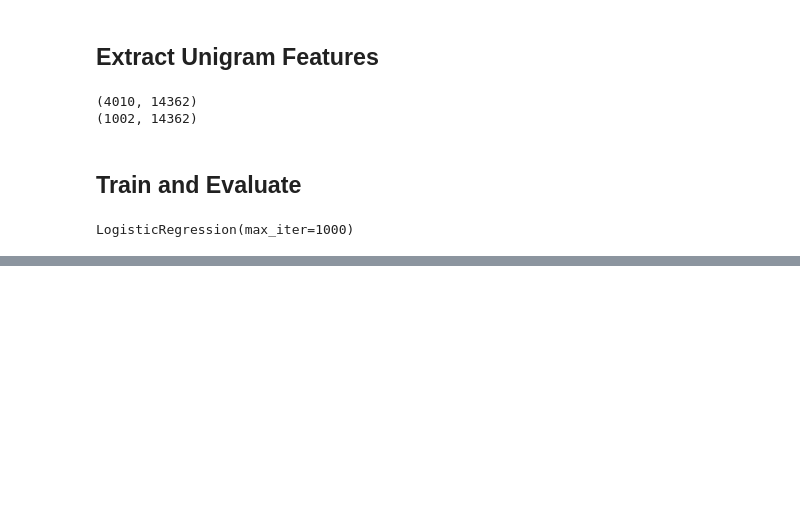
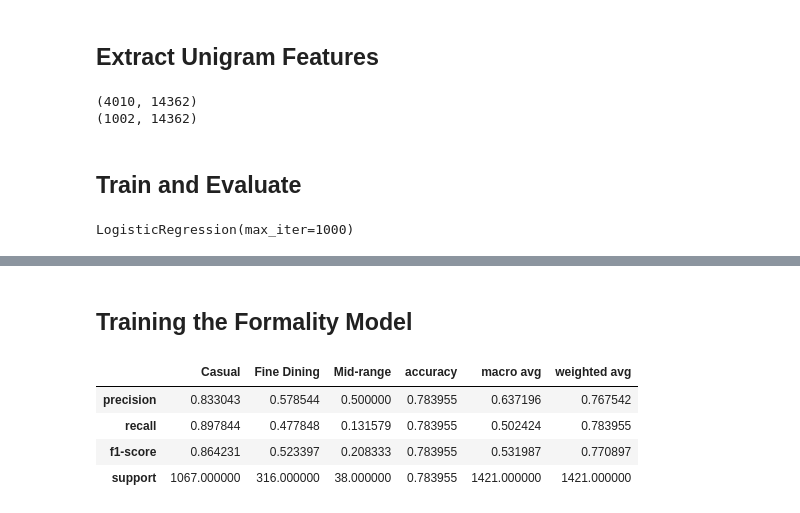
Before and after one commit to vylim/restaurant-text-classification, a Jupyter notebook: project.ipynb, the cells around one changed output, grey strips where cells are left out. Saved outputs shown, nothing was run; the diff lists cells and outputs as text; code cells hidden in the pictures; blank space fills up the shorter version.

Commit message:
Created the formality category, needs double checking.

```diff
--- a/project.ipynb
+++ b/project.ipynb
@@ -176,0 +315,17 @@ results
+# %%
+# second way to format it
+
+business_data['formality_label'] = business_data.apply(
+    lambda row: get_f(row['categories'], row['attributes']), axis=1
+)
+
+formality_merged = review_data.merge(
+    business_data[['business_id', 'formality_label']], on='business_id'
+)
+
+print("After merge:", len(formality_merged))
+print("Null labels:", formality_merged['formality_label'].isna().sum())
+
+formality_merged = formality_merged.dropna(subset=['formality_label'])
+print("After filtering:", len(formality_merged))
+print(formality_merged['formality_label'].value_counts())
@@ -176,0 +341,37 @@ results
+# %% [markdown]
+## Training the Formality Model
+# %%
+# way 2
+from sklearn.model_selection import train_test_split
+from sklearn.feature_extraction.text import CountVectorizer
+from sklearn.linear_model import LogisticRegression
+from sklearn.metrics import classification_report
+
+x_f = formality_merged['text']
+y_f = formality_merged['formality_label']
+
+test_size_f = int(0.2 * len(formality_merged))
+x_f_train, x_f_test, y_f_train, y_f_test = train_test_split(
+    x_f, y_f, test_size=test_size_f, random_state=9
+)
+
+# Vectorize
+vec_f = CountVectorizer()
+vec_f.fit(x_f_train)
+train_f = vec_f.transform(x_f_train)
+test_f  = vec_f.transform(x_f_test)
+
+# Train
+clf_formality = LogisticRegression(max_iter=1000)
+clf_formality.fit(train_f, y_f_train)
+
+# Evaluate
+preds_f = clf_formality.predict(test_f)
+results_f = pd.DataFrame(classification_report(y_f_test, preds_f, output_dict=True))
+results_f
+# %% [output]
+|  | Casual | Fine Dining | Mid-range | accuracy | macro avg | weighted avg |
+| precision | 0.833043 | 0.578544 | 0.500000 | 0.783955 | 0.637196 | 0.767542 |
+| recall | 0.897844 | 0.477848 | 0.131579 | 0.783955 | 0.502424 | 0.783955 |
+| f1-score | 0.864231 | 0.523397 | 0.208333 | 0.783955 | 0.531987 | 0.770897 |
+| support | 1067.000000 | 316.000000 | 38.000000 | 0.783955 | 1421.000000 | 1421.000000 |
```
Also changed, not shown: parts of 8 cells of this notebook.
